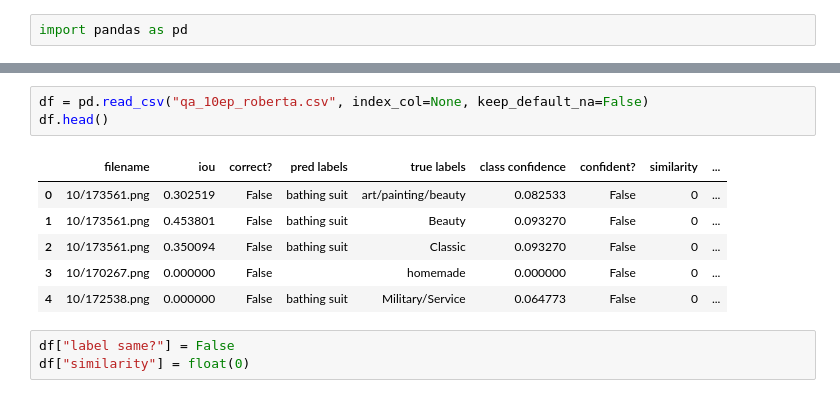
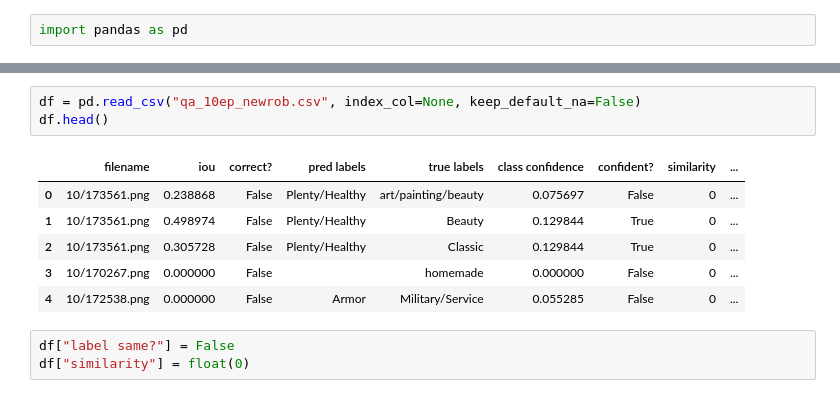
Before and after one commit to joeechua/Ads-Decoder_ext, a Jupyter notebook: bsight.ipynb, the cells around one changed output, grey strips where cells are left out. Cells and saved outputs as stored; diff of their text form.

```diff
--- a/bsight.ipynb
+++ b/bsight.ipynb
@@ -710,13 +630,13 @@ usableModel  = KeyedVectors.load("glove-wiki-gigaword-300.model")
 # %%
-df = pd.read_csv("qa_10ep_roberta.csv", index_col=None, keep_default_na=False)
+df = pd.read_csv("qa_10ep_newrob.csv", index_col=None, keep_default_na=False)
 df.head()
 # %% [output]
 |  | filename | iou | correct? | pred labels | true labels | class confidence | confident? | similarity | ... |
-| 0 | 10/173561.png | 0.302519 | False | bathing suit | art/painting/beauty | 0.082533 | False | 0 | ... |
-| 1 | 10/173561.png | 0.453801 | False | bathing suit | Beauty | 0.093270 | False | 0 | ... |
-| 2 | 10/173561.png | 0.350094 | False | bathing suit | Classic | 0.093270 | False | 0 | ... |
+| 0 | 10/173561.png | 0.238868 | False | Plenty/Healthy | art/painting/beauty | 0.075697 | False | 0 | ... |
+| 1 | 10/173561.png | 0.498974 | False | Plenty/Healthy | Beauty | 0.129844 | True | 0 | ... |
+| 2 | 10/173561.png | 0.305728 | False | Plenty/Healthy | Classic | 0.129844 | True | 0 | ... |
 | 3 | 10/170267.png | 0.000000 | False |  | homemade | 0.000000 | False | 0 | ... |
-| 4 | 10/172538.png | 0.000000 | False | bathing suit | Military/Service | 0.064773 | False | 0 | ... |
+| 4 | 10/172538.png | 0.000000 | False | Armor | Military/Service | 0.055285 | False | 0 | ... |
 # %%
 df["label same?"] = False
 df["similarity"] = float(0)
```
Also changed, not shown: parts of 76 cells of this notebook, 1 other file.
